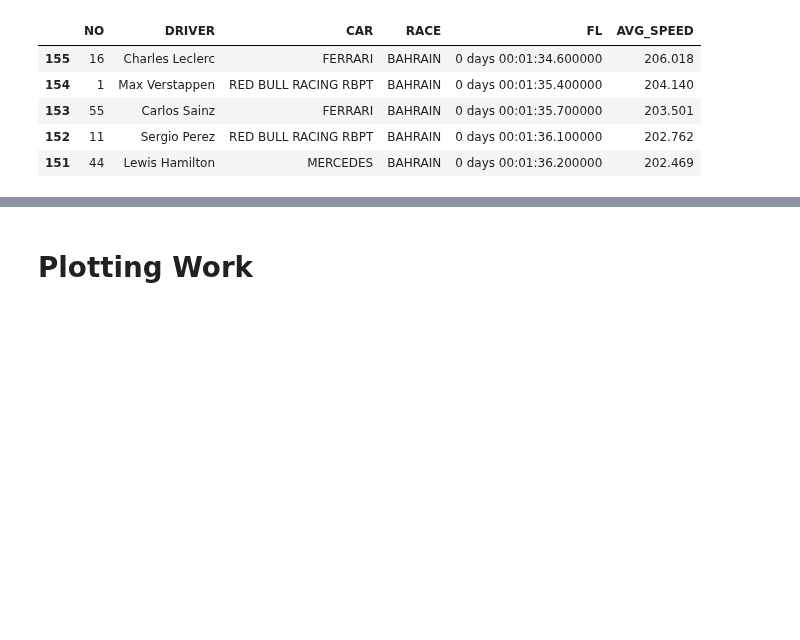
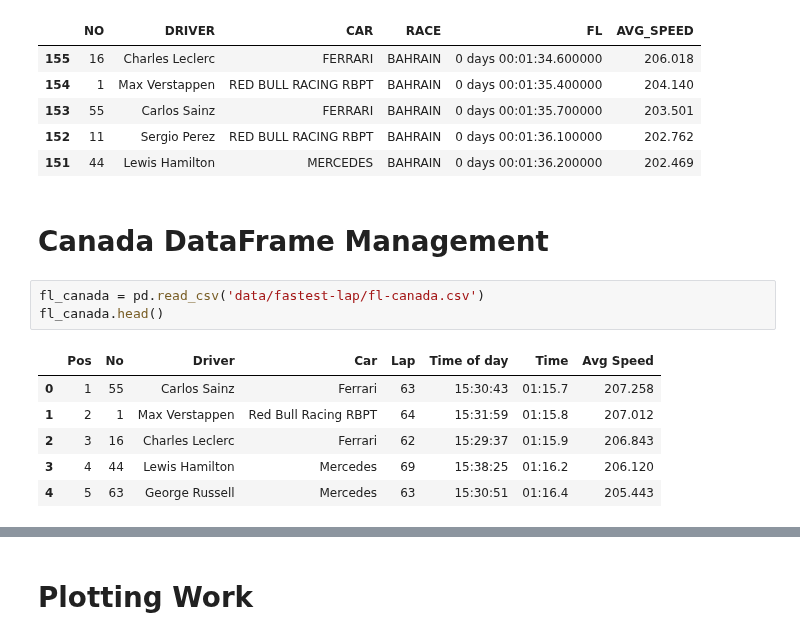
Before and after one commit to JB-26/f1-2022-analysis, a Jupyter notebook: fastest-laps.ipynb, the cells around one changed output, grey strips where cells are left out. Saved outputs shown, nothing was run; the diff lists cells and outputs as text; blank space fills up the shorter version.

```diff
--- a/fastest-laps.ipynb
+++ b/fastest-laps.ipynb
@@ -594,3 +593,15 @@ fastest_lap.head()
 | 153 | 55 | Carlos Sainz | FERRARI | BAHRAIN | 0 days 00:01:35.700000 | 203.501 |
 | 152 | 11 | Sergio Perez | RED BULL RACING RBPT | BAHRAIN | 0 days 00:01:36.100000 | 202.762 |
 | 151 | 44 | Lewis Hamilton | MERCEDES | BAHRAIN | 0 days 00:01:36.200000 | 202.469 |
+# %% [markdown]
+# Canada DataFrame Management
+# %%
+fl_canada = pd.read_csv('data/fastest-lap/fl-canada.csv')
+fl_canada.head()
+# %% [output]
+|  | Pos | No | Driver | Car | Lap | Time of day | Time | Avg Speed |
+| 0 | 1 | 55 | Carlos Sainz | Ferrari | 63 | 15:30:43 | 01:15.7 | 207.258 |
+| 1 | 2 | 1 | Max Verstappen | Red Bull Racing RBPT | 64 | 15:31:59 | 01:15.8 | 207.012 |
+| 2 | 3 | 16 | Charles Leclerc | Ferrari | 62 | 15:29:37 | 01:15.9 | 206.843 |
+| 3 | 4 | 44 | Lewis Hamilton | Mercedes | 69 | 15:38:25 | 01:16.2 | 206.120 |
+| 4 | 5 | 63 | George Russell | Mercedes | 63 | 15:30:51 | 01:16.4 | 205.443 |
```
Also changed, not shown: parts of 8 cells of this notebook, 5 other files.
